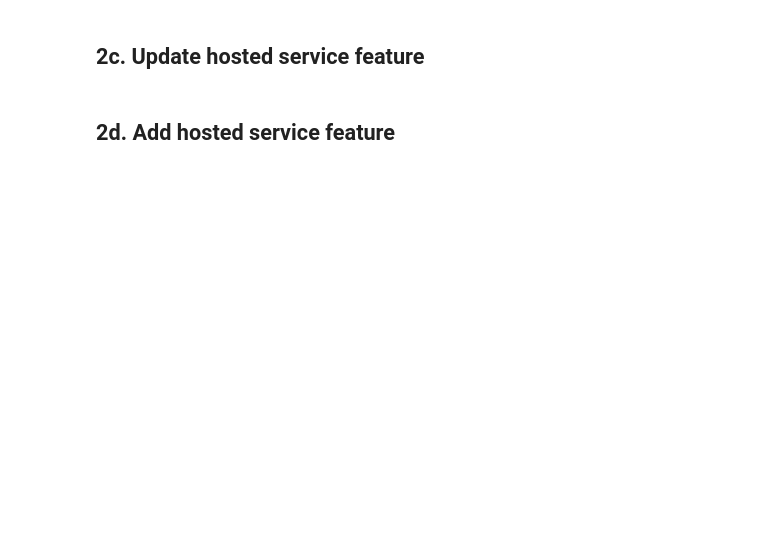
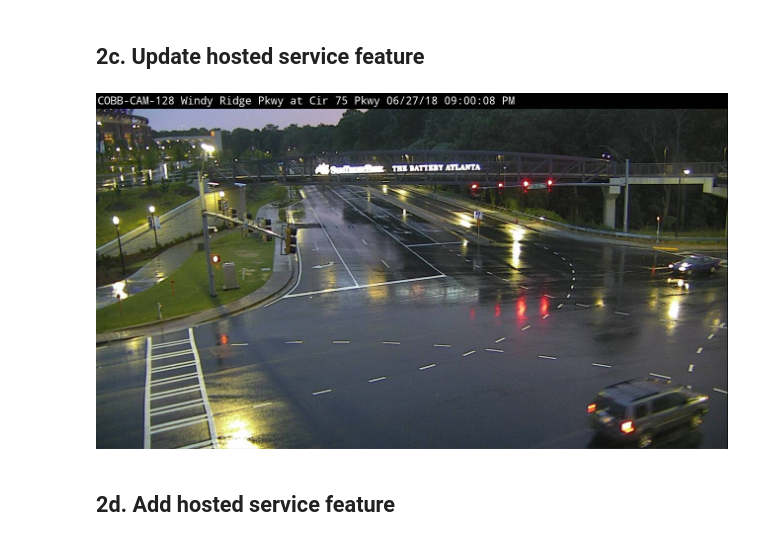
Before and after one commit to Qberto/analysis-watson-pedestrianCrowdClassifier, a Jupyter notebook: 4_Proto_IBMWatsonStudio_RunPeriodClassifier.ipynb, the cells around one changed output. Cells and saved outputs as stored; diff of their text form; code cells hidden in the pictures; blank space fills up the shorter version.

```diff
--- a/4_Proto_IBMWatsonStudio_RunPeriodClassifier.ipynb
+++ b/4_Proto_IBMWatsonStudio_RunPeriodClassifier.ipynb
@@ -185,7 +321,7 @@ test_label
 # %% [markdown]
 ## 2c. Update hosted service feature
 # %%
-def update_hosted_service_feature(source_label, source_camera_id, source_image_url, source_image_localpath,
+def update_hosted_service_feature(source_label, source_camera_id, source_image_url, source_image_localpath, source_datetime,
                                   target_service, target_label_field, target_camera_id_field, target_source_image_field,
                                   overwrite_attachment=True, layer_index=0):
 
@@ -199,6 +335,7 @@ def update_hosted_service_feature(source_label, source_camera_id, source_image_u
     features_for_update = []
     feature_to_be_updated.attributes[target_label_field] = source_label.capitalize()  # Use capitalize due to domain
     feature_to_be_updated.attributes[target_source_image_field] = source_image_url
+    feature_to_be_updated.attributes['classification_time'] = source_datetime
 
     # Store attribute updates and send edit request
     features_for_update.append(feature_to_be_updated)
@@ -214,10 +351,11 @@ def update_hosted_service_feature(source_label, source_camera_id, source_image_u
     target_lyr.attachments.add(obj_id, source_image_localpath)
 # %%
 # Test Function
-test_image, test_image_url = get_latest_snapshot(cam_urls[0], workspace_dir)
 Image(test_image)
 test_label = classify_image(test_image, model_128_id, display_image=True)
-update_hosted_service_feature(test_label, "128", test_image_url, test_image, object_point_srvc, "pedestrian_density", "camera_id", "source_image")
+update_hosted_service_feature(test_label, "128", test_image_url, test_image, test_datetime, object_point_srvc, "pedestrian_density", "camera_id", "source_image")
+# %% [output]
+[figure, added]
 # %% [markdown]
 ## 2d. Add hosted service feature
 # %%
```
Also changed, not shown: parts of 28 cells of this notebook, 1 other file.
